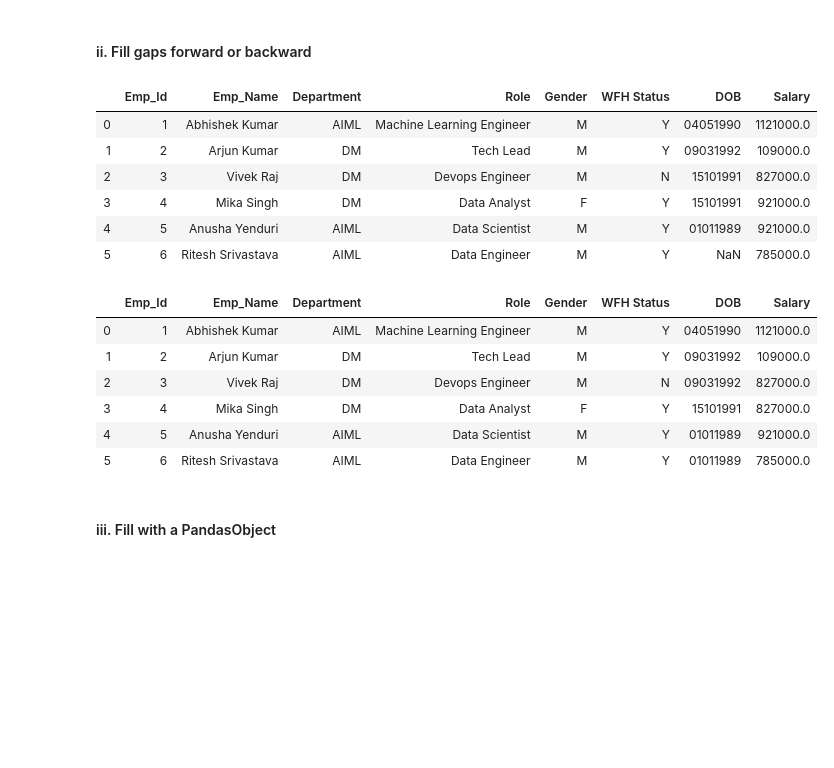
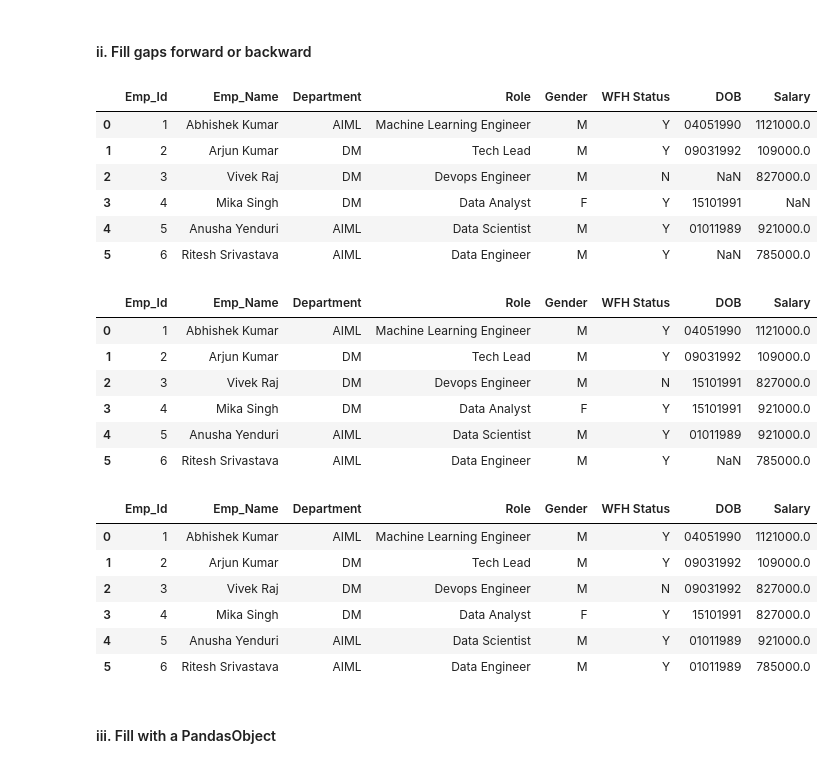
Before and after one commit to AbhishekKumar-0311/Machine-Learning-with-Python, a Jupyter notebook: Pandas/Learning_Pandas_Part_2_BasicAttributes.ipynb, the cells around one changed output. Cells and saved outputs as stored; diff of their text form; code cells hidden in the pictures; blank space fills up the shorter version.

```diff
--- a/Pandas/Learning_Pandas_Part_2_BasicAttributes.ipynb
+++ b/Pandas/Learning_Pandas_Part_2_BasicAttributes.ipynb
@@ -779,23 +781,31 @@ emp_df_4b.fillna('missing')
 # %% [markdown]
 #### ii. Fill gaps forward or backward
 # %%
+emp_df_4b
 emp_df_4b.fillna(method = 'bfill')
 emp_df_4b.fillna(method = 'ffill')
 # %% [output]
 |  | Emp_Id | Emp_Name | Department | Role | Gender | WFH Status | DOB | Salary |
 | 0 | 1 | Abhishek Kumar | AIML | Machine Learning Engineer | M | Y | 04051990 | 1121000.0 |
 | 1 | 2 | Arjun Kumar | DM | Tech Lead | M | Y | 09031992 | 109000.0 |
-| 2 | 3 | Vivek Raj | DM | Devops Engineer | M | N | 15101991 | 827000.0 |
-| 3 | 4 | Mika Singh | DM | Data Analyst | F | Y | 15101991 | 921000.0 |
+| 2 | 3 | Vivek Raj | DM | Devops Engineer | M | N | NaN | 827000.0 |
+| 3 | 4 | Mika Singh | DM | Data Analyst | F | Y | 15101991 | NaN |
 | 4 | 5 | Anusha Yenduri | AIML | Data Scientist | M | Y | 01011989 | 921000.0 |
 | 5 | 6 | Ritesh Srivastava | AIML | Data Engineer | M | Y | NaN | 785000.0 |
 |  | Emp_Id | Emp_Name | Department | Role | Gender | WFH Status | DOB | Salary |
 | 0 | 1 | Abhishek Kumar | AIML | Machine Learning Engineer | M | Y | 04051990 | 1121000.0 |
 | 1 | 2 | Arjun Kumar | DM | Tech Lead | M | Y | 09031992 | 109000.0 |
-| 2 | 3 | Vivek Raj | DM | Devops Engineer | M | N | 09031992 | 827000.0 |
-| 3 | 4 | Mika Singh | DM | Data Analyst | F | Y | 15101991 | 827000.0 |
+| 2 | 3 | Vivek Raj | DM | Devops Engineer | M | N | 15101991 | 827000.0 |
+| 3 | 4 | Mika Singh | DM | Data Analyst | F | Y | 15101991 | 921000.0 |
 | 4 | 5 | Anusha Yenduri | AIML | Data Scientist | M | Y | 01011989 | 921000.0 |
-| 5 | 6 | Ritesh Srivastava | AIML | Data Engineer | M | Y | 01011989 | 785000.0 |
+| 5 | 6 | Ritesh Srivastava | AIML | Data Engineer | M | Y | NaN | 785000.0 |
+|  | Emp_Id | Emp_Name | Department | Role | Gender | WFH Status | DOB | Salary |
+| 0 | 1 | Abhishek Kumar | AIML | Machine Learning Engineer | M | Y | 04051990 | 1121000.0 |
+| 1 | 2 | Arjun Kumar | DM | Tech Lead | M | Y | 09031992 | 109000.0 |
+| 2 | 3 | Vivek Raj | DM | Devops Engineer | M | N | 09031992 | 827000.0 |
+| 3 | 4 | Mika Singh | DM | Data Analyst | F | Y | 15101991 | 827000.0 |
+| 4 | 5 | Anusha Yenduri | AIML | Data Scientist | M | Y | 01011989 | 921000.0 |
+| 5 | 6 | Ritesh Srivastava | AIML | Data Engineer | M | Y | 01011989 | 785000.0 |
 # %% [markdown]
 #### iii. Fill with a PandasObject
 # %%
```
Also changed, not shown: parts of 5 cells of this notebook, 13 other files.
